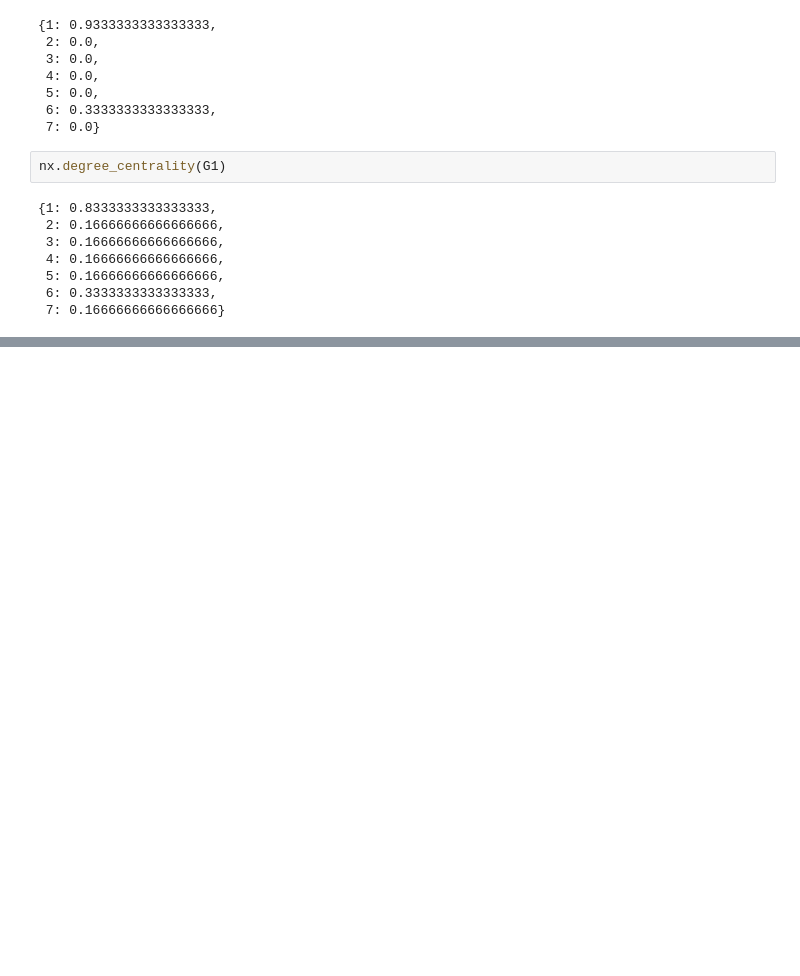
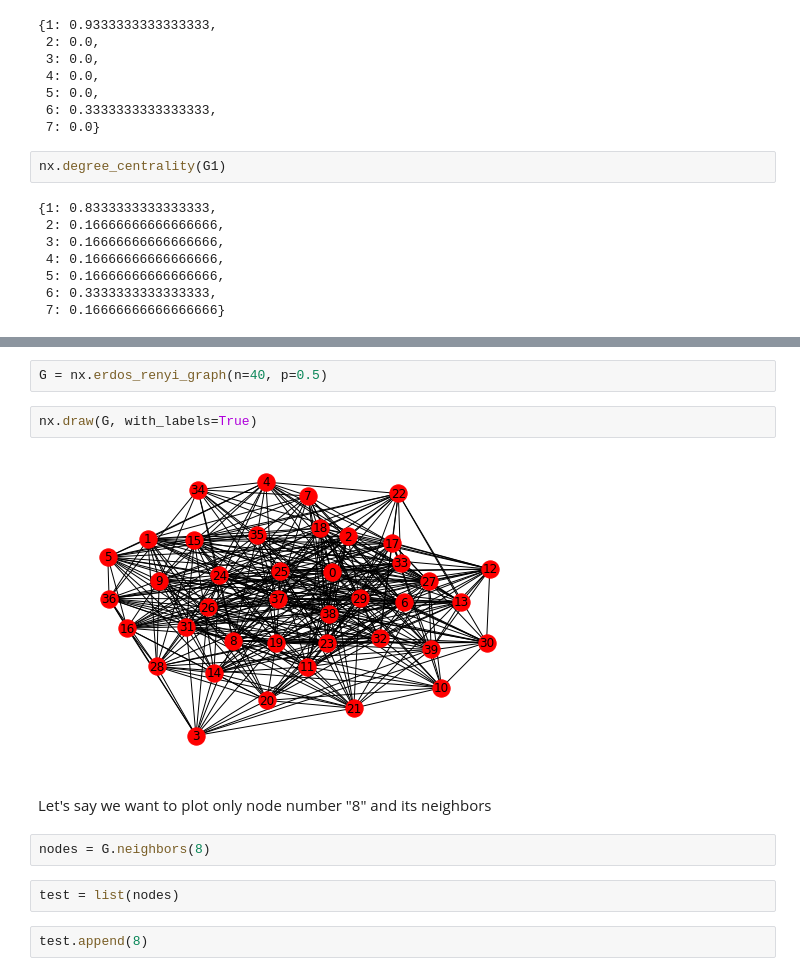
Before and after one commit to nathdip/TeachNeuralNetworks, a Jupyter notebook: Network Analysis using Networkx.ipynb, the cells around one changed output, grey strips where cells are left out. Saved outputs shown, nothing was run; the diff lists cells and outputs as text; blank space fills up the shorter version.

```diff
--- a/Network Analysis using Networkx.ipynb
+++ b/Network Analysis using Networkx.ipynb
@@ -121,0 +164,14 @@ nx.degree_centrality(G1)
+# %%
+G = nx.erdos_renyi_graph(n=40, p=0.5)
+# %%
+nx.draw(G, with_labels=True)
+# %% [output]
+[figure, added]
+# %% [markdown]
+Let's say we want to plot only node number "8" and its neighbors
+# %%
+nodes = G.neighbors(8)
+# %%
+test = list(nodes)
+# %%
+test.append(8)
```
Also changed, not shown: parts of 26 cells of this notebook, 8 other files.
